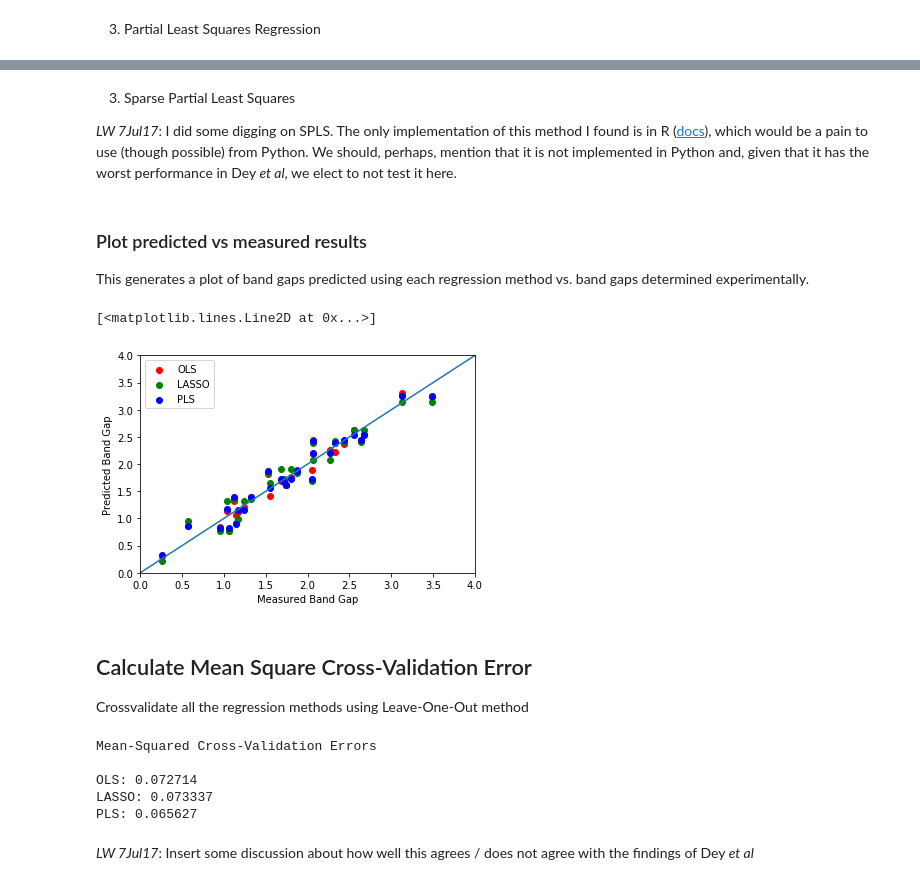
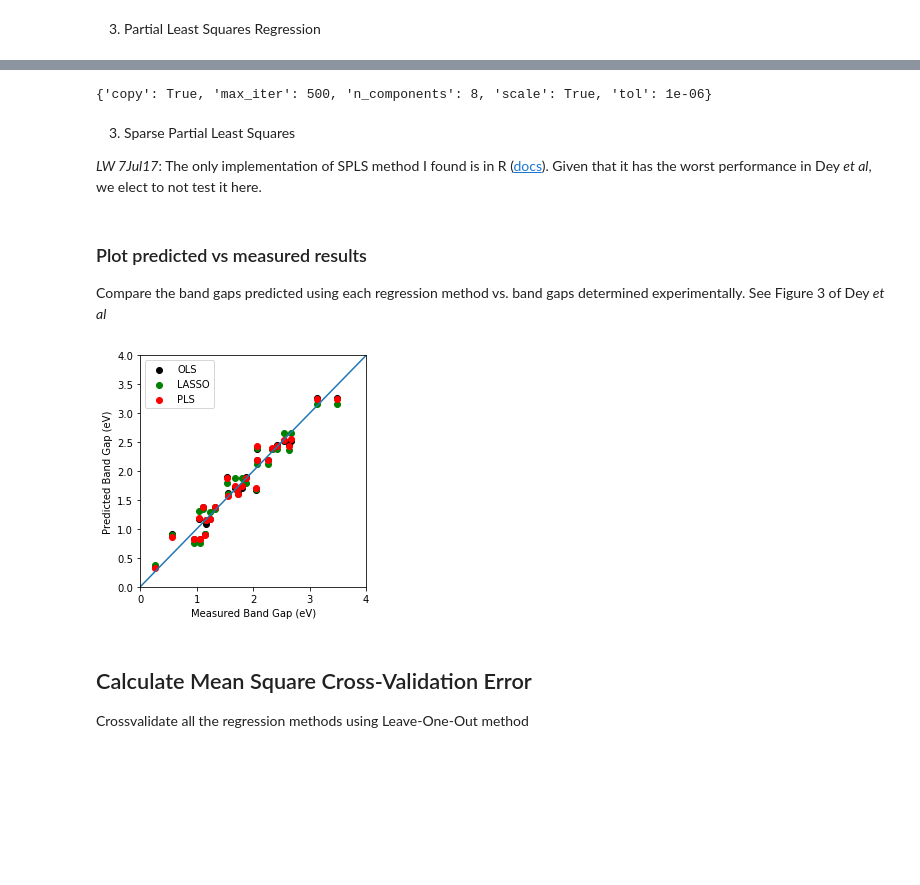
Before and after one commit to JFChen3/benchmark_tests, a Jupyter notebook: Dey_replication.ipynb, the cells around one changed output, grey strips where cells are left out. Saved outputs shown, nothing was run; the diff lists cells and outputs as text; code cells hidden in the pictures; blank space fills up the shorter version.

```diff
--- a/Dey_replication.ipynb
+++ b/Dey_replication.ipynb
@@ -192,0 +257,3 @@ print data
+# %%
+lasso_model = optimize_parameters(training_set, LassoLars(max_iter=13), fit_intercept=[True, False],
+                           alpha=np.logspace(-14,-6,11), normalize=[True, False])
@@ -193,2 +273,4 @@ print data
+# %%
+training_set['band_gap lasso'] = fit_data(training_set, model=lasso_model)
 # %% [markdown]
 3) Partial Least Squares Regression
@@ -217,53 +277,39 @@ print data
+# %%
+pls_model = optimize_parameters(training_set, PLSRegression(), n_components=range(1, 10), scale=[True, False])
+# %%
+pls_model.get_params()
+# %% [output]
+{'copy': True, 'max_iter': 500, 'n_components': 8, 'scale': True, 'tol': 1e-06}
+# %%
+training_set['band_gap pls'] = fit_data(training_set, pls_model)
 # %% [markdown]
 3) Sparse Partial Least Squares
 
-_LW 7Jul17_: I did some digging on SPLS. The only implementation of this method I found is in R ([docs](https://cran.r-project.org/web/packages/spls/spls.pdf)), which would be a pain to use (though possible) from Python. We should, perhaps, mention that it is not implemented in Python and, given that it has the worst performance in Dey *et al*, we elect to not test it here.
+_LW 7Jul17_: The only implementation of SPLS method I found is in R ([docs](https://cran.r-project.org/web/packages/spls/spls.pdf)). Given that it has the worst performance in Dey *et al*, we elect to not test it here.
 # %% [markdown]
 ### Plot predicted vs measured results
-
-This generates a plot of band gaps predicted using each regression method vs. band gaps determined experimentally.
+Compare the band gaps predicted using each regression method vs. band gaps determined experimentally. See Figure 3 of Dey _et al_
 # %%
 #band_gaps_predicted = np.zeros(np.shape(band_gaps))
 
-plt.scatter(band_gaps, ols_predict, color='r', label="OLS")
-plt.scatter(band_gaps, lasso_predict, color='g', label="LASSO")
-plt.scatter(band_gaps, pls_predict, color='b', label="PLS")
+plt.scatter(training_set['band_gap'], training_set['band_gap ols,selected'], color='k', label="OLS")
+plt.scatter(training_set['band_gap'], training_set['band_gap lasso'], color='g', label="LASSO")
+plt.scatter(training_set['band_gap'], training_set['band_gap pls'], color='r', label="PLS")
 
 plt.legend()
-plt.xlabel("Measured Band Gap")
-plt.ylabel("Predicted Band Gap")
+plt.xlabel("Measured Band Gap (eV)")
+plt.ylabel("Predicted Band Gap (eV)")
 plt.axis([0,4,0,4])
-plt.plot(np.array(range(0,5)), np.array(range(0,5)))
+plt.plot((0,5), (0,5))
+
+fig = plt.gcf()
+fig.set_size_inches(4, 4)
+
+fig.tight_layout()
+fig.savefig('dey-2014.png', dpi=320)
 # %% [output]
-[<matplotlib.lines.Line2D at 0x...>]
-[figure, old version]
+[figure, new version]
 # %% [markdown]
 ## Calculate Mean Square Cross-Validation Error
 
 Crossvalidate all the regression methods using Leave-One-Out method
-# %%
-##Crossvalidation
-
-
-def cross_validate(attributes, band_gaps, method=LinearRegression, **kwargs):
-    # LW 7Jul17: cross_val_score is parallelized. Given how long the later cells take, perhaps we should use n_jobs=None here
-    errors = cross_val_score(method(**kwargs), attributes, band_gaps, scoring='neg_mean_squared_error', cv=LeaveOneOut())
-    mscve = np.mean(np.abs(errors))
-    return mscve
-
-ols_mscve = cross_validate(attributes, band_gaps, LinearRegression, fit_intercept=False)
-lasso_mscve = cross_validate(attributes, band_gaps, LassoLars, alpha=0.01, fit_intercept=False, max_iter=13)
-pls_mscve = cross_validate(attributes, band_gaps, PLSRegression, n_components=8, scale=False)
-
-print "Mean-Squared Cross-Validation Errors \n"
-print "OLS: %f"%ols_mscve
-print "LASSO: %f"%lasso_mscve
-print "PLS: %f"%pls_mscve
-# %% [output]
-Mean-Squared Cross-Validation Errors
-
-OLS: 0.072714
-LASSO: 0.073337
-PLS: 0.065627
-# %% [markdown]
-_LW 7Jul17_: Insert some discussion about how well this agrees / does not agree with the findings of Dey *et al*
```
Also changed, not shown: parts of 44 cells of this notebook, 1 other file.
